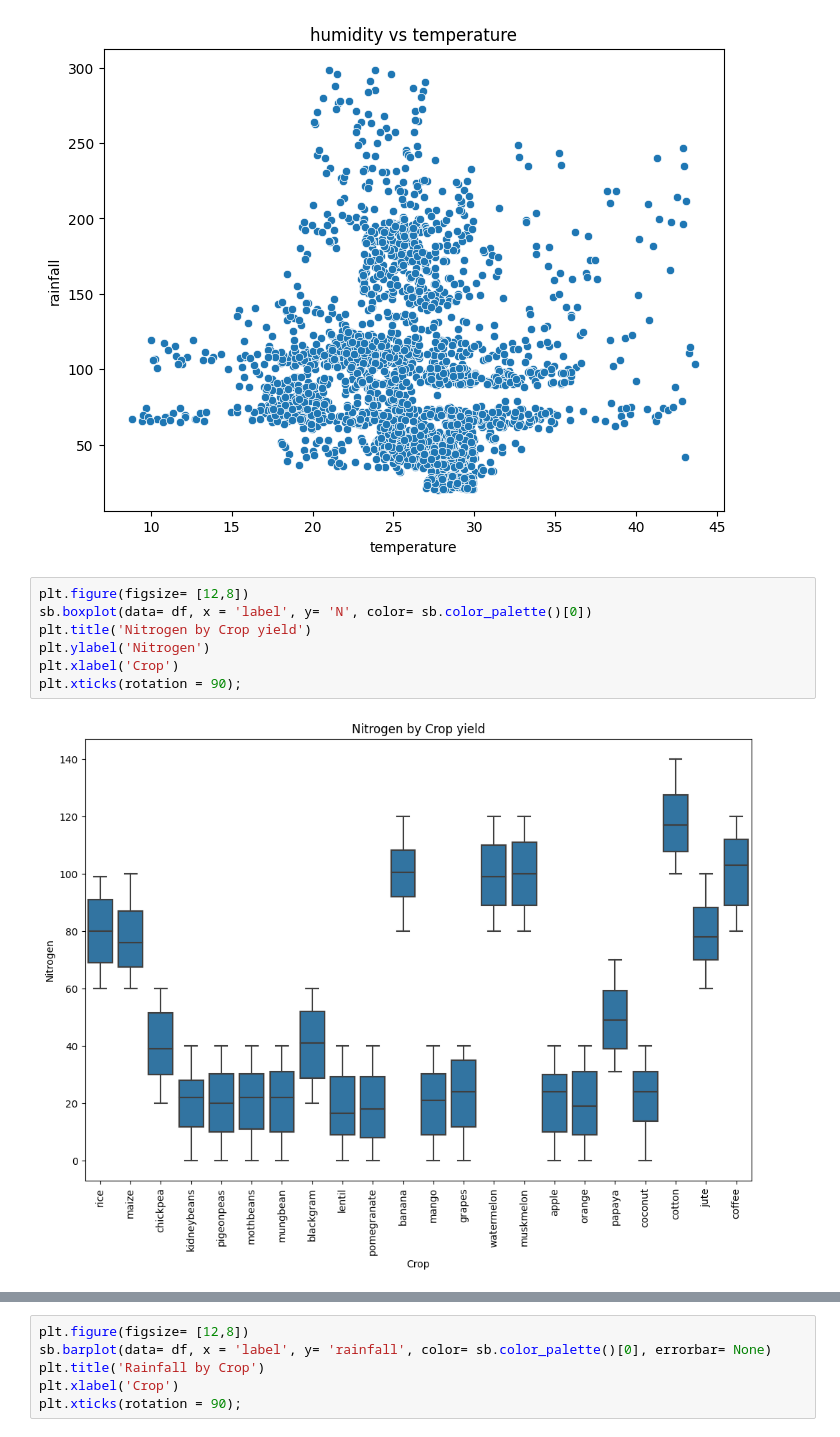
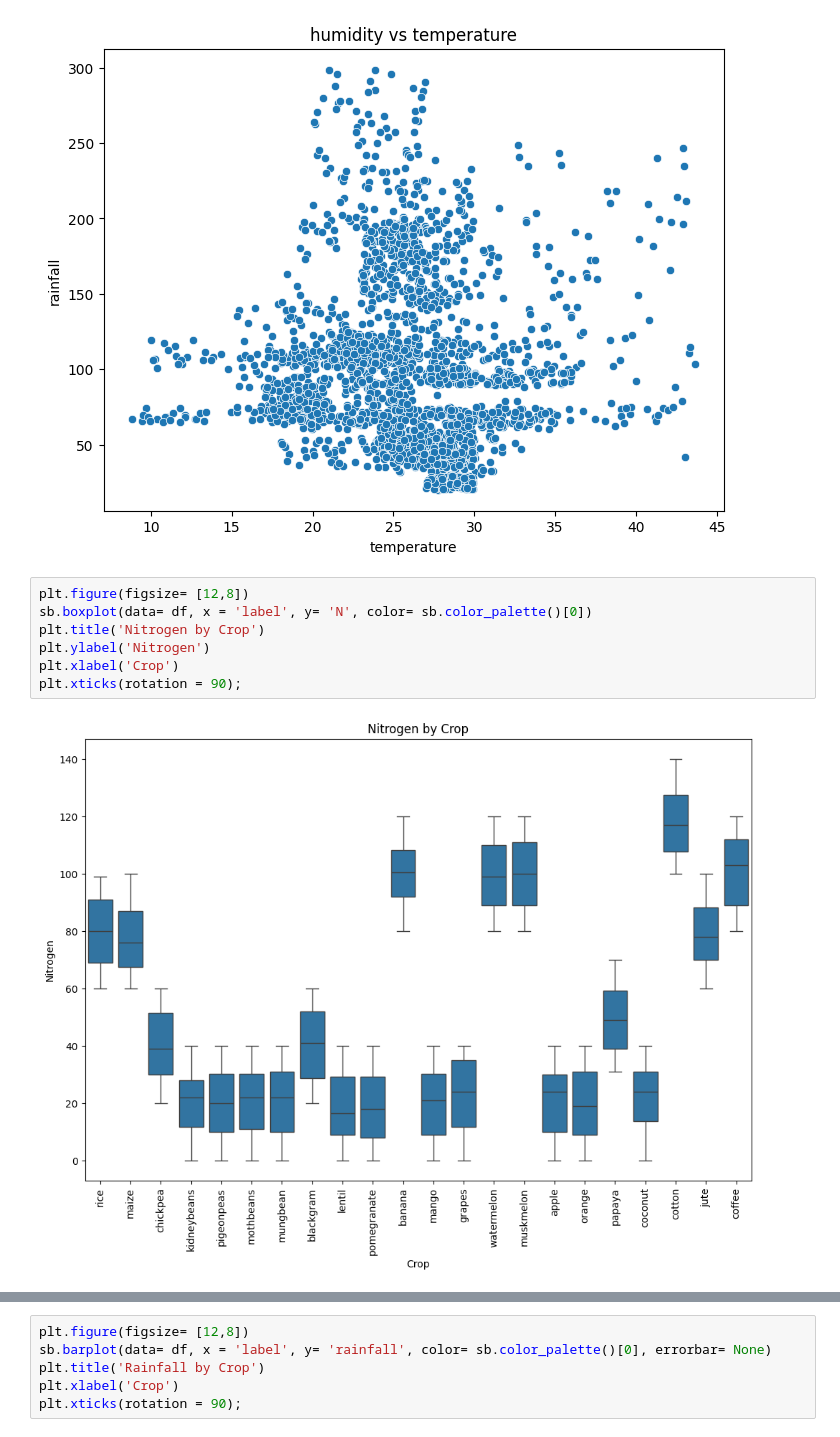
Before and after one commit to Exwhybaba/Crop-Recommendation-System, a Jupyter notebook: Crop recomendation model.ipynb, the cells around one changed output, grey strips where cells are left out. Drawn from its saved outputs; the diff is of its cells as text.

Commit message:
crop recommendation

```diff
--- a/Crop recomendation model.ipynb
+++ b/Crop recomendation model.ipynb
@@ -164,12 +165,12 @@ plt.xlabel('temperature');
 # %%
 plt.figure(figsize= [12,8])
 sb.boxplot(data= df, x = 'label', y= 'N', color= sb.color_palette()[0])
-plt.title('Nitrogen by Crop yield')
+plt.title('Nitrogen by Crop')
 plt.ylabel('Nitrogen')
 plt.xlabel('Crop')
 plt.xticks(rotation = 90);
 # %% [output]
-[figure, old version]
+[figure, new version]
 # %%
 plt.figure(figsize= [12,8])
 sb.boxplot(data= df, x = 'label', y= 'P', color= sb.color_palette()[0])
```
Also changed, not shown: parts of 26 cells of this notebook, 5 other files.
